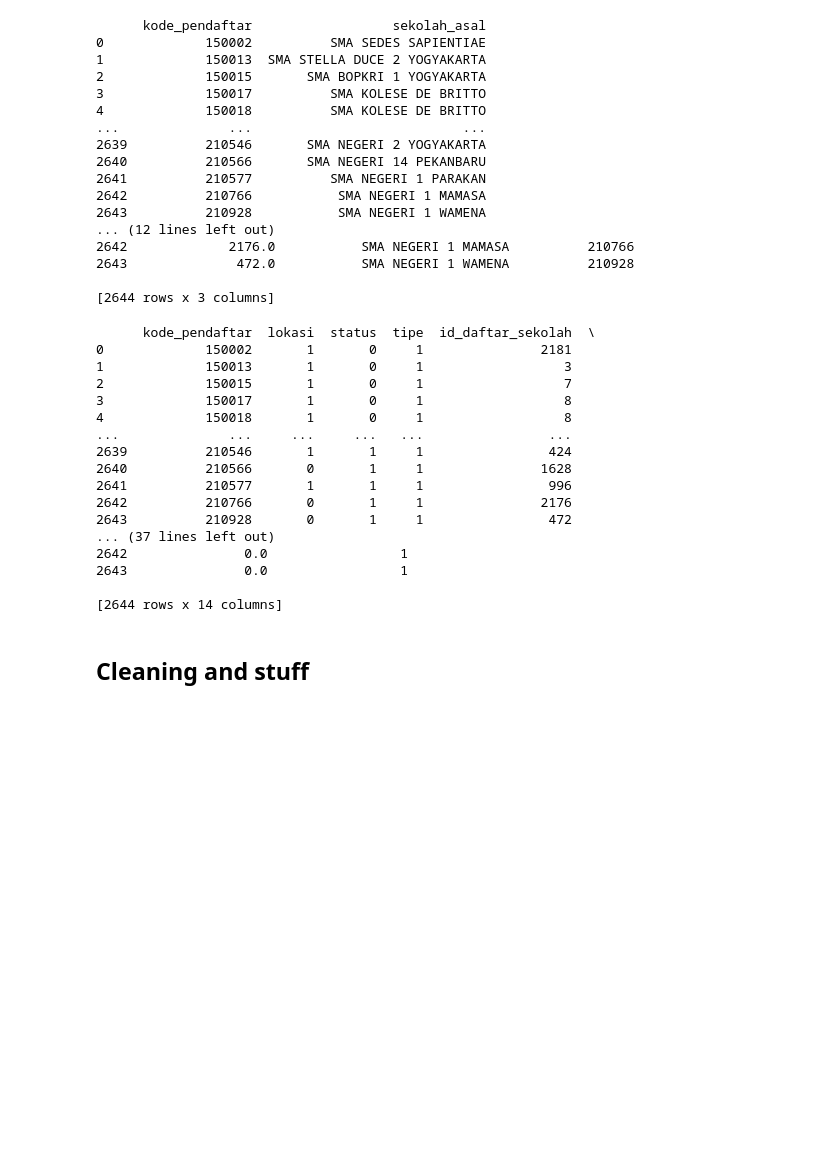
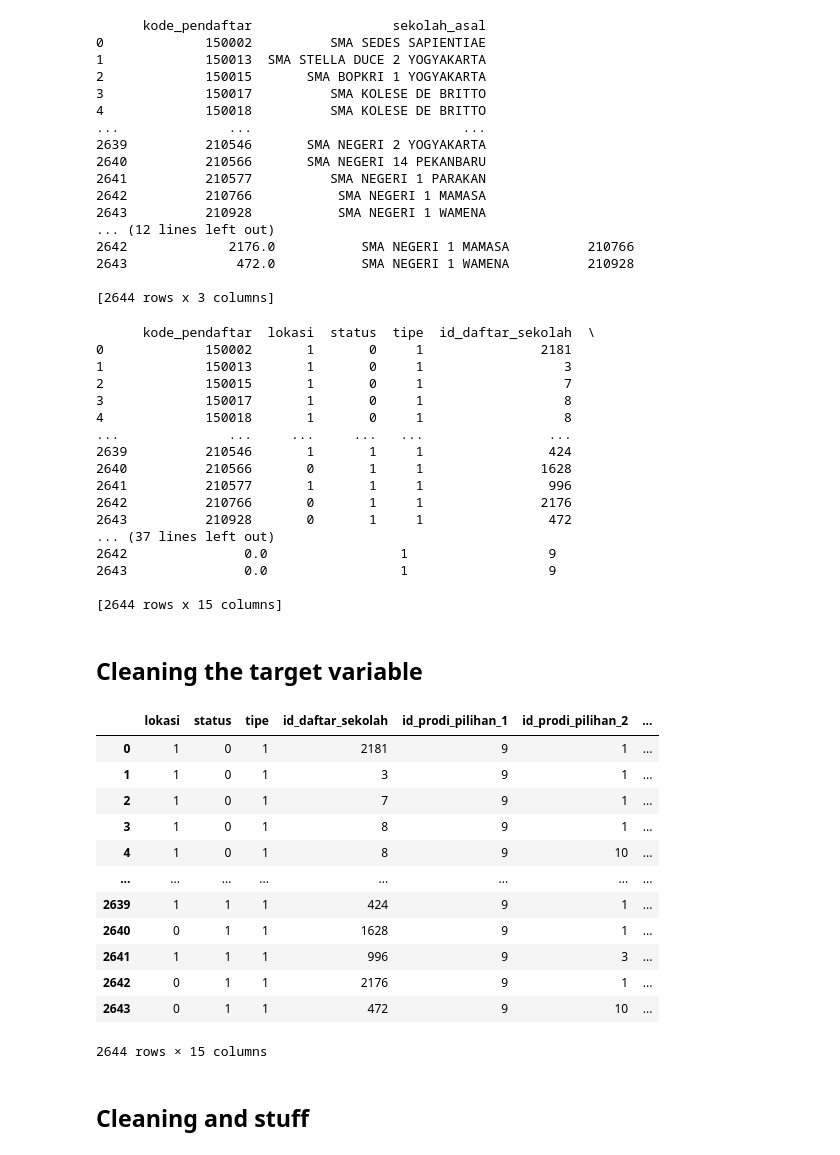
Before and after one commit to JoshStLee/pmb-recommender, a Jupyter notebook: dw_build.ipynb, the cells around one changed output. Saved outputs shown, nothing was run; the diff lists cells and outputs as text; code cells hidden in the pictures; blank space fills up the shorter version.

Commit message:
redone from square 1
redone the target class, data analysis, and training of the model.

now include the model learned for the special registration

```diff
--- a/dw_build.ipynb
+++ b/dw_build.ipynb
@@ -165,7 +165,7 @@ dataset['nilai_tpa_numerik'] = pmb['nilai_tpa_numerik']
 dataset['avg_nilai_uan'] = pmb['avg_nilai_uan']
 dataset['avg_nilai_raport'] = pmb['avg_nilai_raport']
 dataset['is_lolos_seleksi'] = pmb['is_lolos_seleksi']
-# dataset['id_prodi_diterima'] = pmb['id_prodi_diterima']
+dataset['id_prodi_diterima'] = pmb['id_prodi_diterima']
 dataset['id_daftar_sekolah']=dataset['id_daftar_sekolah'].fillna(0)
 dataset['id_daftar_sekolah']=dataset['id_daftar_sekolah'].astype(int)
 print(dataset)
@@ -183,9 +183,9 @@ print(dataset)
 2642          210766       0       1     1               2176
 2643          210928       0       1     1                472
 ... (37 lines left out)
-2642               0.0                 1
-2643               0.0                 1
+2642               0.0                 1                  9
+2643               0.0                 1                  9
 
-[2644 rows x 14 columns]
+[2644 rows x 15 columns]
 # %%
 dataset = dataset.drop('kode_pendaftar',axis=1)
@@ -193 +192,20 @@ dataset.to_csv('dataset.csv', encoding='utf-8', index=False)
+# %% [markdown]
+## Cleaning the target variable
+# %%
+dataset['is_diterima'] = np.where((dataset.id_prodi_diterima == 9) | (dataset.id_prodi_diterima == 10),1,0)
+dataset
+# %% [output]
+|  | lokasi | status | tipe | id_daftar_sekolah | id_prodi_pilihan_1 | id_prodi_pilihan_2 | ... |
+| 0 | 1 | 0 | 1 | 2181 | 9 | 1 | ... |
+| 1 | 1 | 0 | 1 | 3 | 9 | 1 | ... |
+| 2 | 1 | 0 | 1 | 7 | 9 | 1 | ... |
+| 3 | 1 | 0 | 1 | 8 | 9 | 1 | ... |
+| 4 | 1 | 0 | 1 | 8 | 9 | 10 | ... |
+| ... | ... | ... | ... | ... | ... | ... | ... |
+| 2639 | 1 | 1 | 1 | 424 | 9 | 1 | ... |
+| 2640 | 0 | 1 | 1 | 1628 | 9 | 1 | ... |
+| 2641 | 1 | 1 | 1 | 996 | 9 | 3 | ... |
+| 2642 | 0 | 1 | 1 | 2176 | 9 | 1 | ... |
+| 2643 | 0 | 1 | 1 | 472 | 9 | 10 | ... |
+2644 rows × 15 columns
 # %%
```
Also changed, not shown: parts of 4 cells of this notebook, 8 other files.
